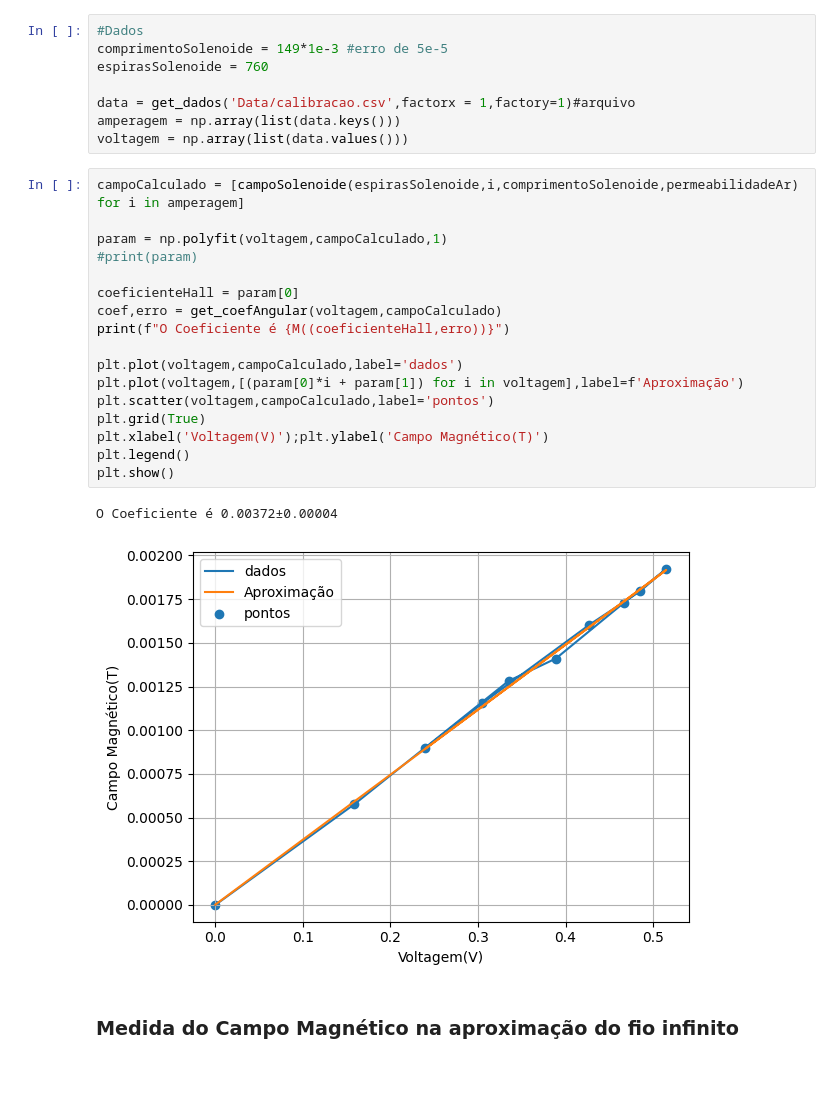
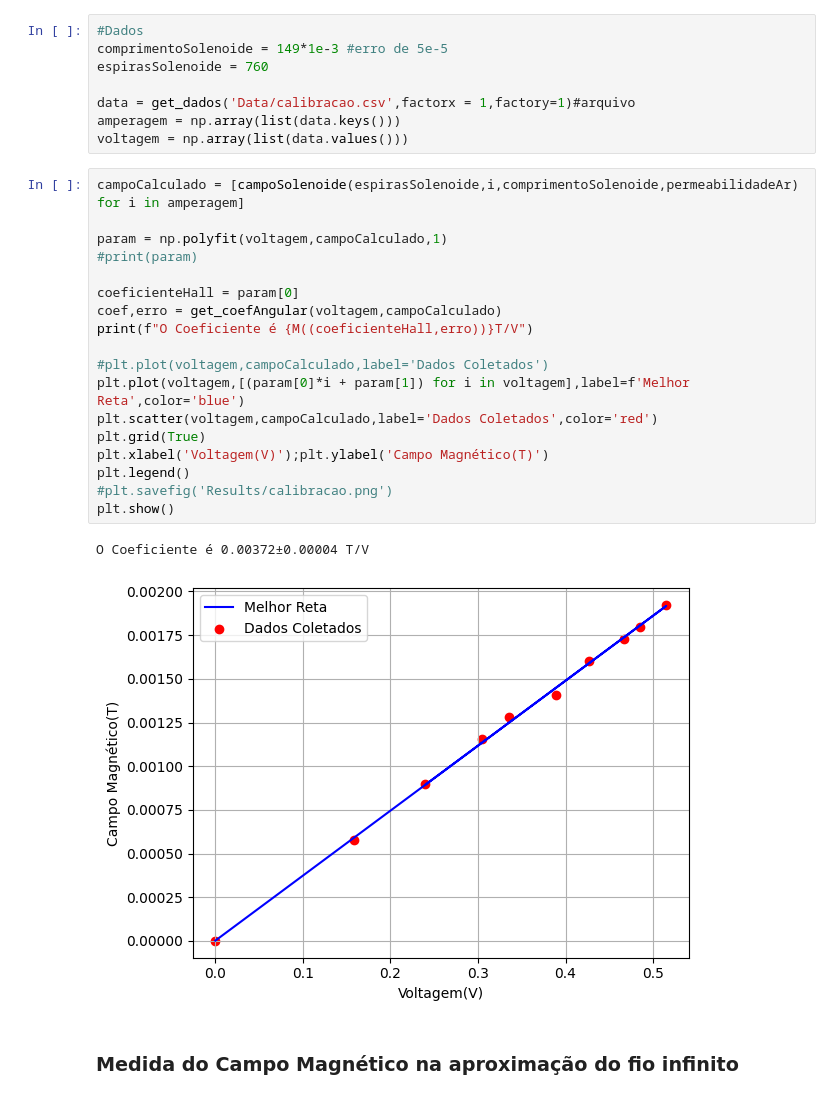
Before and after one commit to Pedropudin/LabFisica-3, a Jupyter notebook: Relatorio4/Magnetostatica/sondaHall.ipynb, the cells around one changed output. Drawn from its saved outputs; the diff is of its cells as text.

```diff
--- a/Relatorio4/Magnetostatica/sondaHall.ipynb
+++ b/Relatorio4/Magnetostatica/sondaHall.ipynb
@@ -120,23 +121,24 @@ voltagem = np.array(list(data.values()))
 # %%
 campoCalculado = [campoSolenoide(espirasSolenoide,i,comprimentoSolenoide,permeabilidadeAr) for i in amperagem]
 
 param = np.polyfit(voltagem,campoCalculado,1)
 #print(param)
 
 coeficienteHall = param[0]
 coef,erro = get_coefAngular(voltagem,campoCalculado)
-print(f"O Coeficiente é {M((coeficienteHall,erro))}")
+print(f"O Coeficiente é {M((coeficienteHall,erro))}T/V")
 
-plt.plot(voltagem,campoCalculado,label='dados')
-plt.plot(voltagem,[(param[0]*i + param[1]) for i in voltagem],label=f'Aproximação')
-plt.scatter(voltagem,campoCalculado,label='pontos')
+#plt.plot(voltagem,campoCalculado,label='Dados Coletados')
+plt.plot(voltagem,[(param[0]*i + param[1]) for i in voltagem],label=f'Melhor Reta',color='blue')
+plt.scatter(voltagem,campoCalculado,label='Dados Coletados',color='red')
 plt.grid(True)
 plt.xlabel('Voltagem(V)');plt.ylabel('Campo Magnético(T)')
 plt.legend()
+#plt.savefig('Results/calibracao.png')
 plt.show()
 # %% [output]
-O Coeficiente é 0.00372±0.00004
+O Coeficiente é 0.00372±0.00004 T/V
-[figure, old version]
+[figure, new version]
 # %% [markdown]
 ### Medida do Campo Magnético na aproximação do fio infinito
 # %% [markdown]
```
Also changed, not shown: parts of 6 cells of this notebook, 2 other files.
